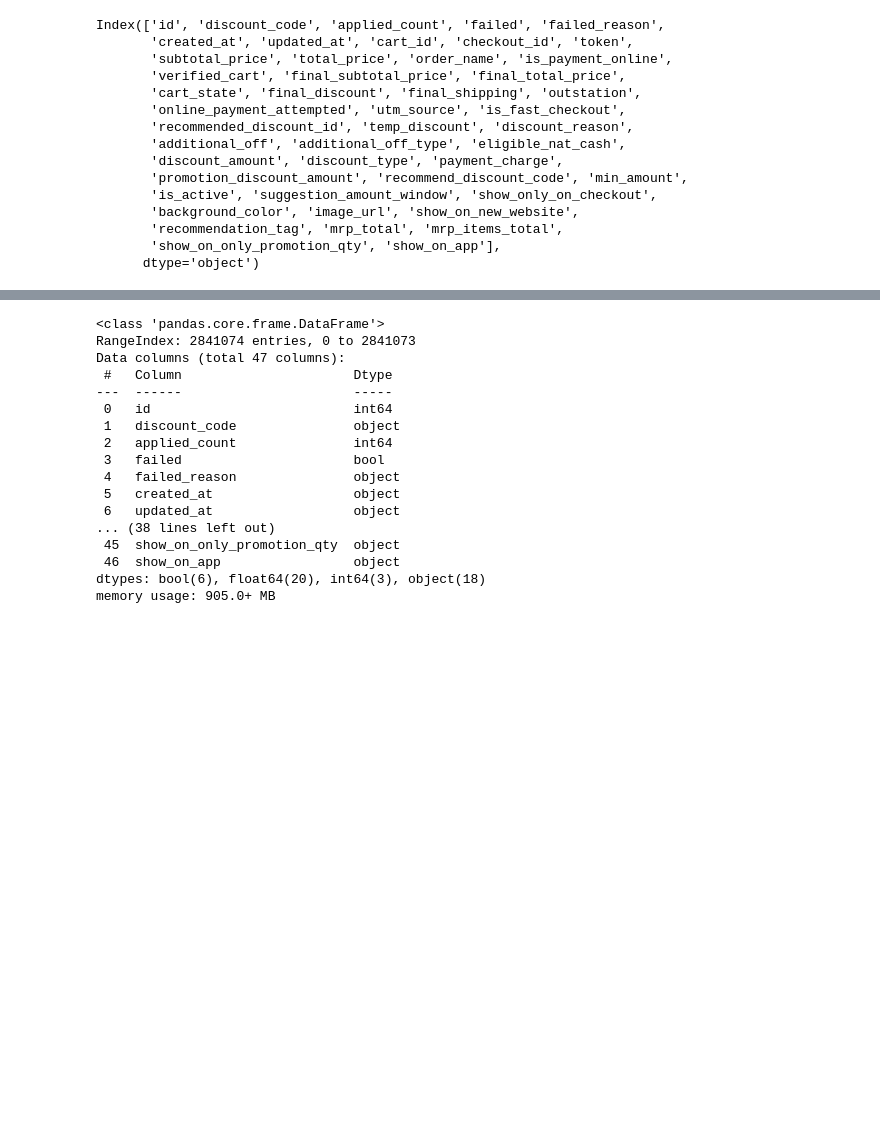
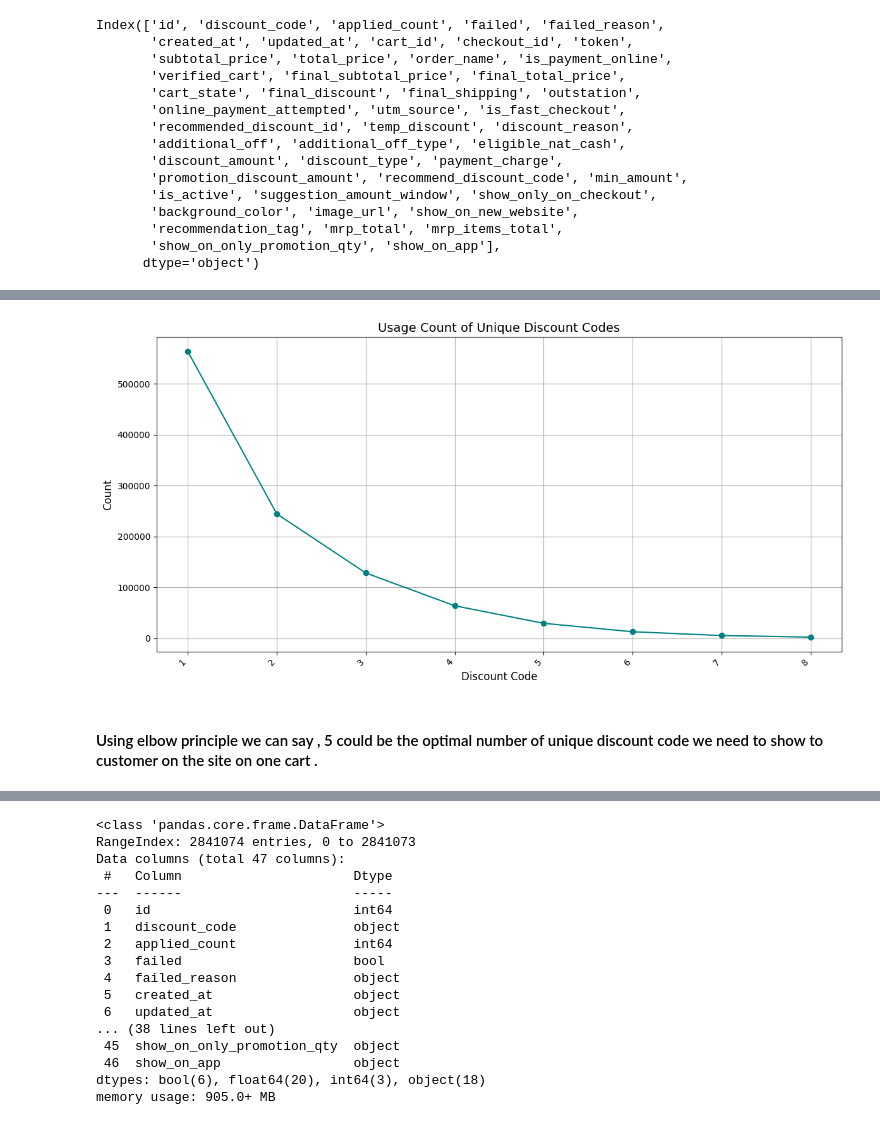
Before and after one commit to nhvishalsangralds/applied_discount_analysis, a Jupyter notebook: notebooks/ad-analysis.ipynb, the cells around one changed output, grey strips where cells are left out. Cells and saved outputs as stored; diff of their text form; code cells hidden in the pictures; blank space fills up the shorter version.

```diff
--- a/notebooks/ad-analysis.ipynb
+++ b/notebooks/ad-analysis.ipynb
@@ -37,0 +565,2 @@ Index(['id', 'discount_code', 'applied_count', 'failed', 'failed_reason',
+# %%
+x = x.sort_values(by='unique_discount_codes', ascending=True)
@@ -37,0 +579,21 @@ Index(['id', 'discount_code', 'applied_count', 'failed', 'failed_reason',
+# %%
+import matplotlib.pyplot as plt
+
+# Assuming your DataFrame is named 'x' and has the required columns
+X = x['unique_discount_codes']
+Y = x['count']
+
+plt.figure(figsize=(12, 6))
+plt.plot(X, Y, marker='o', linestyle='-', color='teal')
+
+plt.title('Usage Count of Unique Discount Codes', fontsize=14)
+plt.xlabel('Discount Code', fontsize=12)
+plt.ylabel('Count', fontsize=12)
+plt.xticks(rotation=45, ha='right')
+plt.grid(True)
+plt.tight_layout()
+plt.show()
+# %% [output]
+[figure, added]
+# %% [markdown]
+####  Using elbow principle we can say , 5 could be the optimal number of unique discount code  we need to show to customer on the site on one cart .
```
Also changed, not shown: parts of 78 cells of this notebook, 6 other files.
